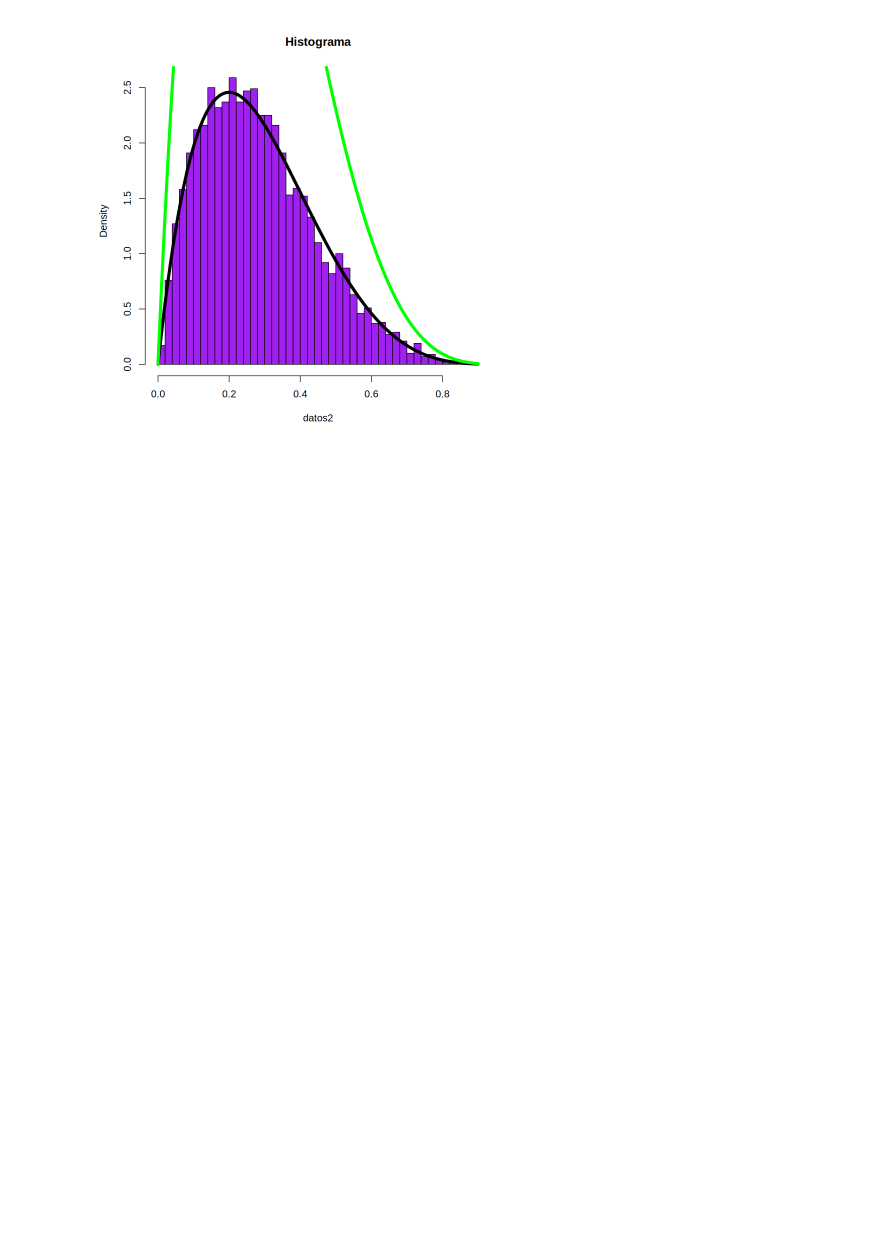
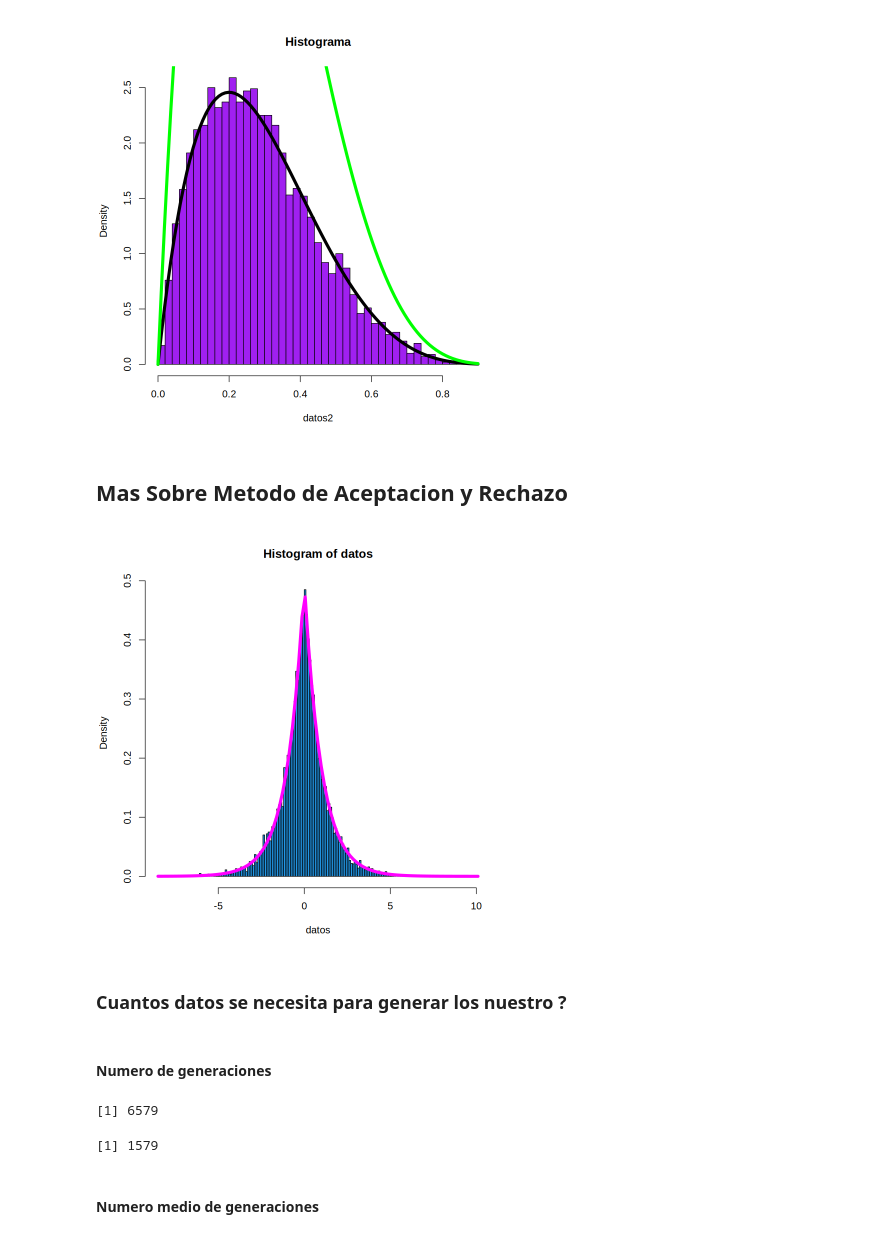
Before and after one commit to Nicolas-Bernal/Simulacion-Estadistica, a Jupyter notebook: Primer Corte/04_Metodo_aceptacion_y_rechazo.ipynb, the cells around one changed output. Saved outputs shown, nothing was run; the diff lists cells and outputs as text; code cells hidden in the pictures; blank space fills up the shorter version.

```diff
--- a/Primer Corte/04_Metodo_aceptacion_y_rechazo.ipynb
+++ b/Primer Corte/04_Metodo_aceptacion_y_rechazo.ipynb
@@ -238,3 +251,29 @@ shapiro.test(datos2)
 data:  datos2
 W = 0.96577, p-value < 2.2e-16
 [figure]
+# %% [markdown]
+## Mas Sobre Metodo de Aceptacion y Rechazo
+# %%
+# Metodo de inversa para practicar
+
+rlapla = function(nsim){
+  X = c()
+  for(k in 1:nsim){
+    u = runif(1)
+    if(u < 0.5){
+      X[k] = log(2*u)
+    }
+    else{
+        X[k] = -log(2*(1-u))
+      }
+  }
+  return(X)
+}
+
+datos = rlapla(10000)
+hist(datos,breaks = "FD",freq = FALSE,col = 4)
+curve(dlaplace(x),add = TRUE,lwd = 5,col = "magenta")
+# %% [output]
+[figure, added]
+# %% [markdown]
+### Cuantos datos se necesita para generar los nuestro ?
@@ -240,0 +320,11 @@ W = 0.96577, p-value < 2.2e-16
+# %% [markdown]
+#### Numero de generaciones
+# %%
+count
+
+count - Nsim
+# %% [output]
+[1] 6579
+[1] 1579
+# %% [markdown]
+#### Numero medio de generaciones
```
Also changed, not shown: parts of 12 cells of this notebook.
